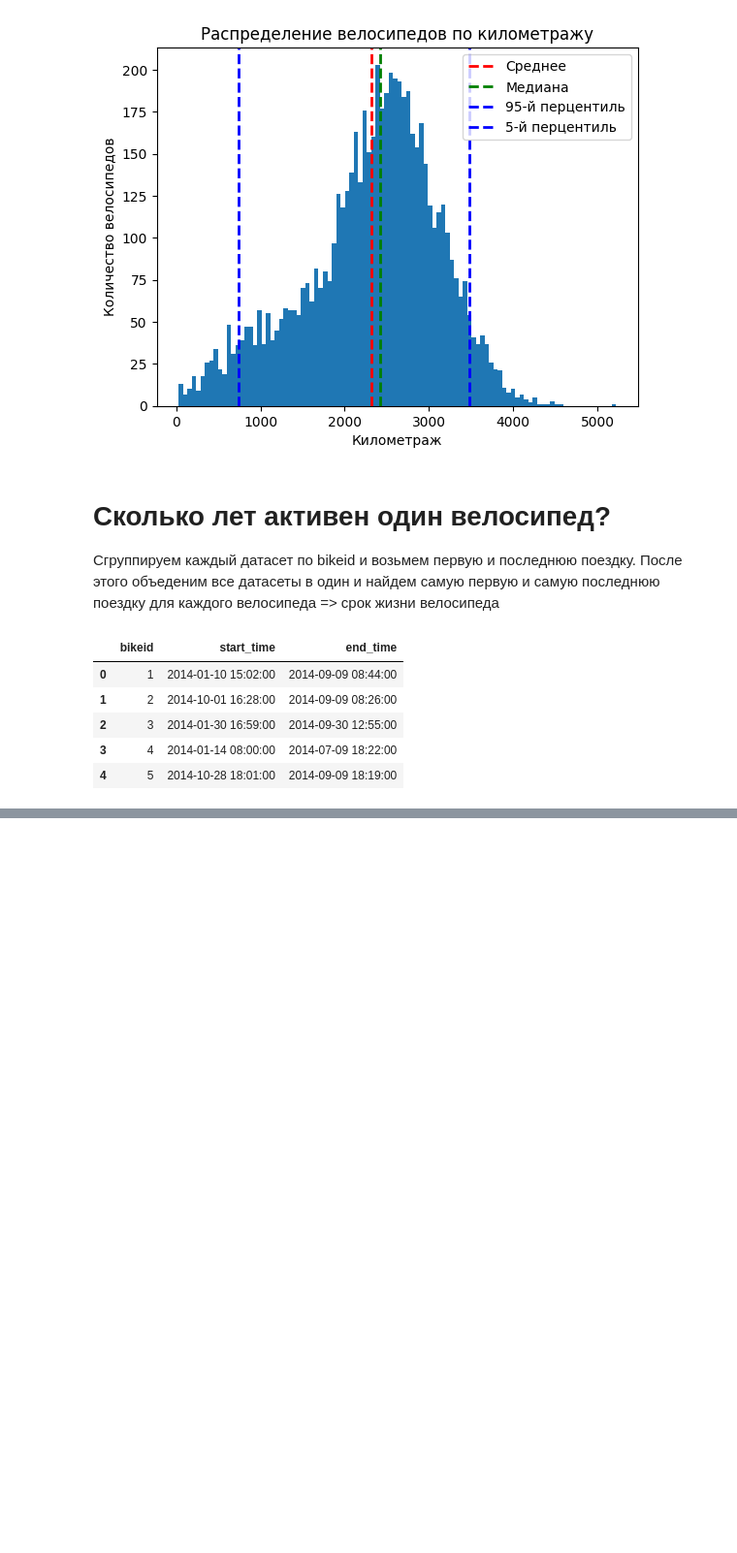
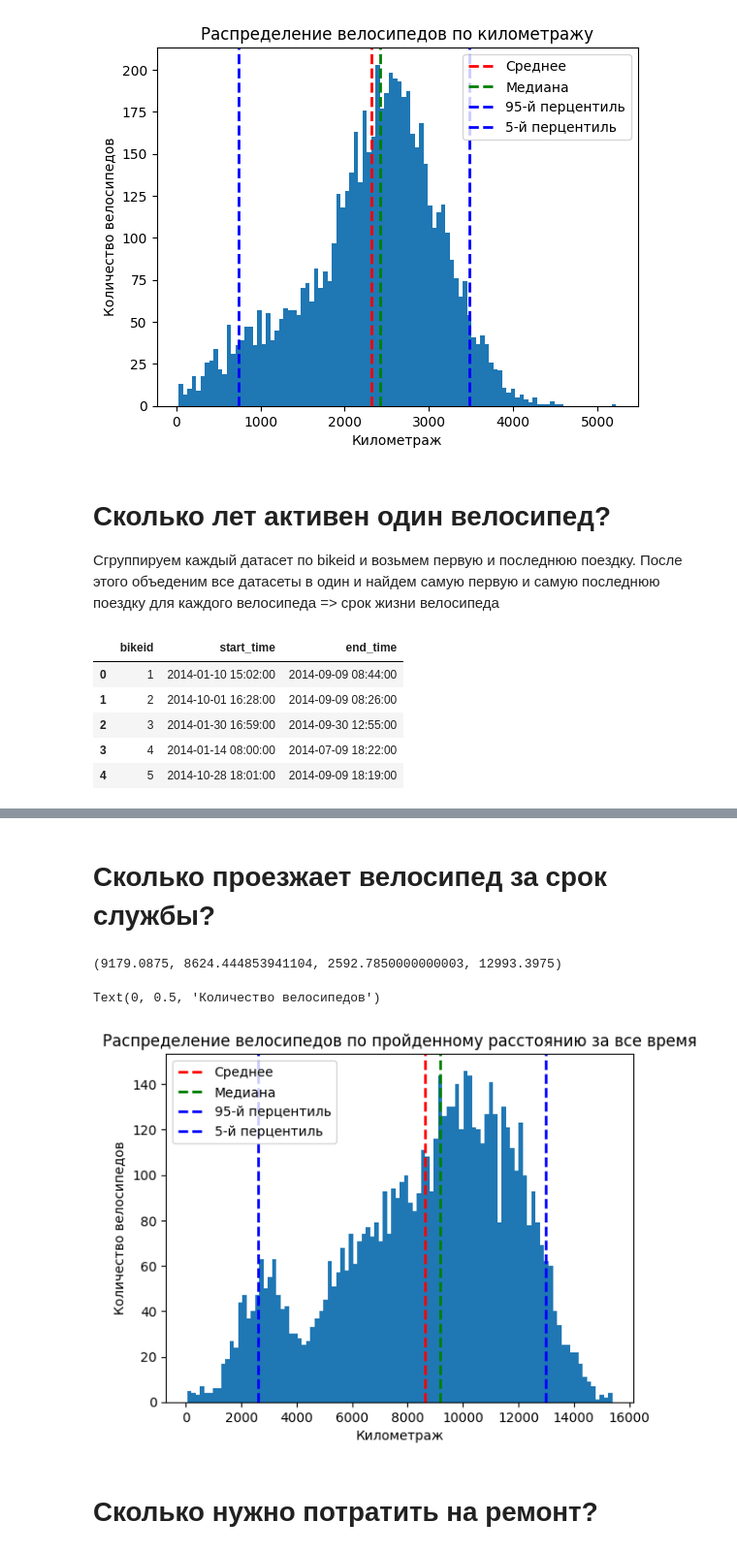
Before and after one commit to kapibarr/big-data-project, a Jupyter notebook: distance_per_bike.ipynb, the cells around one changed output, grey strips where cells are left out. Shown at 97% size. Drawn from its saved outputs; the diff is of its cells as text; code cells hidden in the pictures; blank space fills up the shorter version.

```diff
--- a/distance_per_bike.ipynb
+++ b/distance_per_bike.ipynb
@@ -164,0 +226,2 @@ Text(0, 0.5, 'Количество велосипедов')
+# %% [markdown]
+# Сколько проезжает велосипед за срок службы?
@@ -164,0 +285,49 @@ Text(0, 0.5, 'Количество велосипедов')
+# %%
+full_grouped_distance = pd.concat(
+    [
+        grouped_by_distance_2014,
+        grouped_by_distance_2015,
+        grouped_by_distance_2016,
+        grouped_by_distance_2017,
+        grouped_by_distance_2018,
+        grouped_by_distance_2019,
+    ]
+)
+
+full_grouped_distance.dropna(subset="bikeid", inplace=True)
+
+full_grouped_distance["bikeid"] = full_grouped_distance["bikeid"].astype(int)
+# %%
+full_grouped_distance = (
+    full_grouped_distance.groupby("bikeid").agg({"distance": "sum"}).reset_index()
+)
+# %%
+full_grouped_distance = full_grouped_distance[full_grouped_distance["distance"] < 16000]
+# %%
+median = full_grouped_distance["distance"].median()
+mean = full_grouped_distance["distance"].mean()
+percentile_5 = full_grouped_distance["distance"].quantile(0.05)
+percentile_95 = full_grouped_distance["distance"].quantile(0.95)
+# %%
+median, mean, percentile_5, percentile_95
+# %% [output]
+(9179.0875, 8624.444853941104, 2592.7850000000003, 12993.3975)
+# %%
+plt.hist(full_grouped_distance["distance"], bins=100)
+plt.title("Распределение велосипедов по пройденному расстоянию за все время")
+plt.axvline(mean, color="r", linestyle="dashed", linewidth=2, label="Среднее")
+plt.axvline(median, color="g", linestyle="dashed", linewidth=2, label="Медиана")
+plt.axvline(
+    percentile_95, color="b", linestyle="dashed", linewidth=2, label="95-й перцентиль"
+)
+plt.axvline(
+    percentile_5, color="b", linestyle="dashed", linewidth=2, label="5-й перцентиль"
+)
+plt.legend(loc="best")
+plt.xlabel("Километраж")
+plt.ylabel("Количество велосипедов")
+# %% [output]
+Text(0, 0.5, 'Количество велосипедов')
+[figure, added]
+# %% [markdown]
+# Сколько нужно потратить на ремонт?
```
Also changed, not shown: parts of 37 cells of this notebook.
